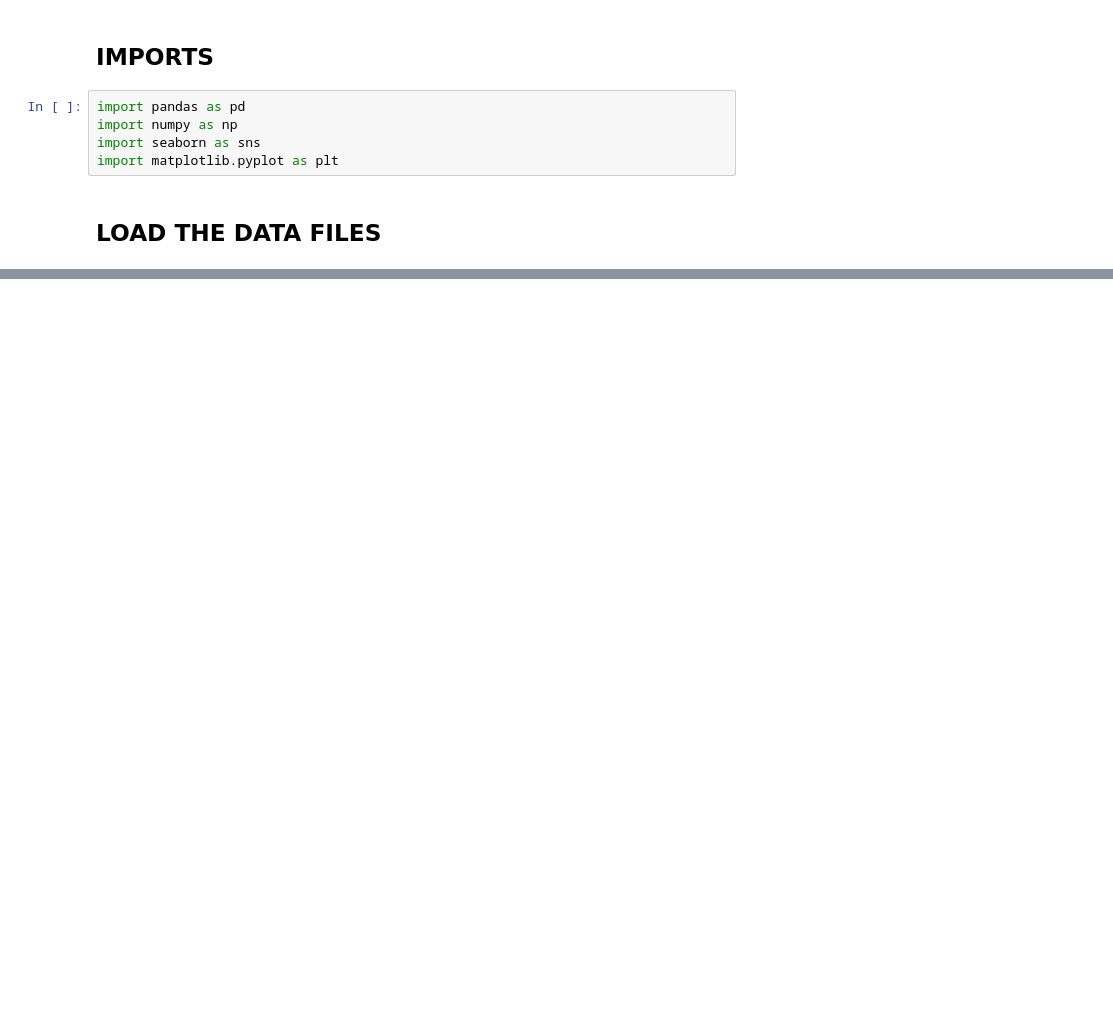
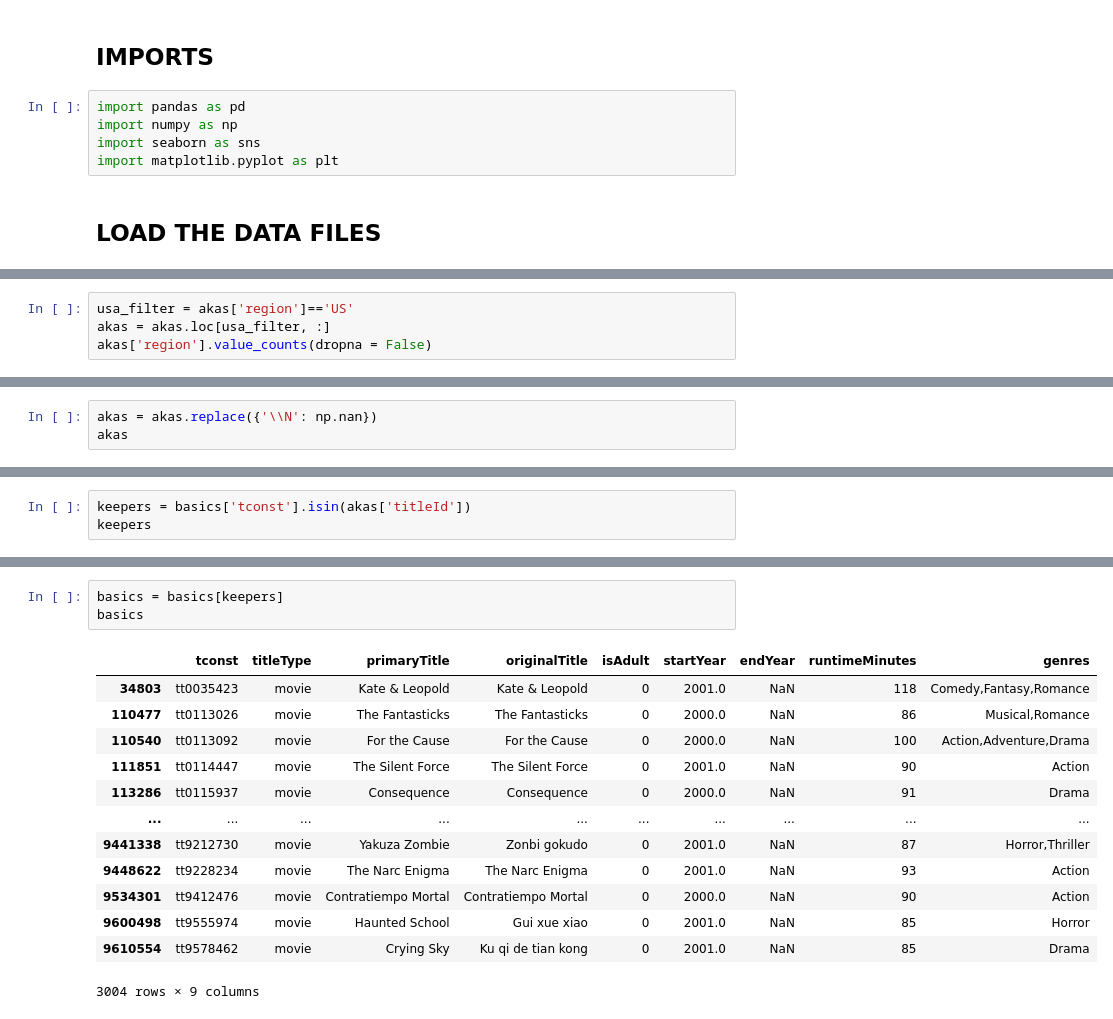
Before and after one commit to Bschreff/IMDB_My_SQL, a Jupyter notebook: IMDB_My_SQL.ipynb, the cells around one changed output, grey strips where cells are left out. Saved outputs shown, nothing was run; the diff lists cells and outputs as text; blank space fills up the shorter version.

```diff
--- a/IMDB_My_SQL.ipynb
+++ b/IMDB_My_SQL.ipynb
@@ -287,0 +158,4 @@ ratings1.head()
+# %%
+usa_filter = akas['region']=='US'
+akas = akas.loc[usa_filter, :]
+akas['region'].value_counts(dropna = False)
@@ -287,0 +167,3 @@ ratings1.head()
+# %%
+akas = akas.replace({'\\N': np.nan})
+akas
@@ -287,0 +256,3 @@ ratings1.head()
+# %%
+keepers = basics['tconst'].isin(akas['titleId'])
+keepers
@@ -287,0 +272,17 @@ ratings1.head()
+# %%
+basics = basics[keepers]
+basics
+# %% [output]
+|  | tconst | titleType | primaryTitle | originalTitle | isAdult | startYear | endYear | runtimeMinutes | genres |
+| 34803 | tt0035423 | movie | Kate & Leopold | Kate & Leopold | 0 | 2001.0 | NaN | 118 | Comedy,Fantasy,Romance |
+| 110477 | tt0113026 | movie | The Fantasticks | The Fantasticks | 0 | 2000.0 | NaN | 86 | Musical,Romance |
+| 110540 | tt0113092 | movie | For the Cause | For the Cause | 0 | 2000.0 | NaN | 100 | Action,Adventure,Drama |
+| 111851 | tt0114447 | movie | The Silent Force | The Silent Force | 0 | 2001.0 | NaN | 90 | Action |
+| 113286 | tt0115937 | movie | Consequence | Consequence | 0 | 2000.0 | NaN | 91 | Drama |
+| ... | ... | ... | ... | ... | ... | ... | ... | ... | ... |
+| 9441338 | tt9212730 | movie | Yakuza Zombie | Zonbi gokudo | 0 | 2001.0 | NaN | 87 | Horror,Thriller |
+| 9448622 | tt9228234 | movie | The Narc Enigma | The Narc Enigma | 0 | 2001.0 | NaN | 93 | Action |
+| 9534301 | tt9412476 | movie | Contratiempo Mortal | Contratiempo Mortal | 0 | 2000.0 | NaN | 90 | Action |
+| 9600498 | tt9555974 | movie | Haunted School | Gui xue xiao | 0 | 2001.0 | NaN | 85 | Horror |
+| 9610554 | tt9578462 | movie | Crying Sky | Ku qi de tian kong | 0 | 2001.0 | NaN | 85 | Drama |
+3004 rows × 9 columns
```
Also changed, not shown: parts of 73 cells of this notebook, 15 other files.
